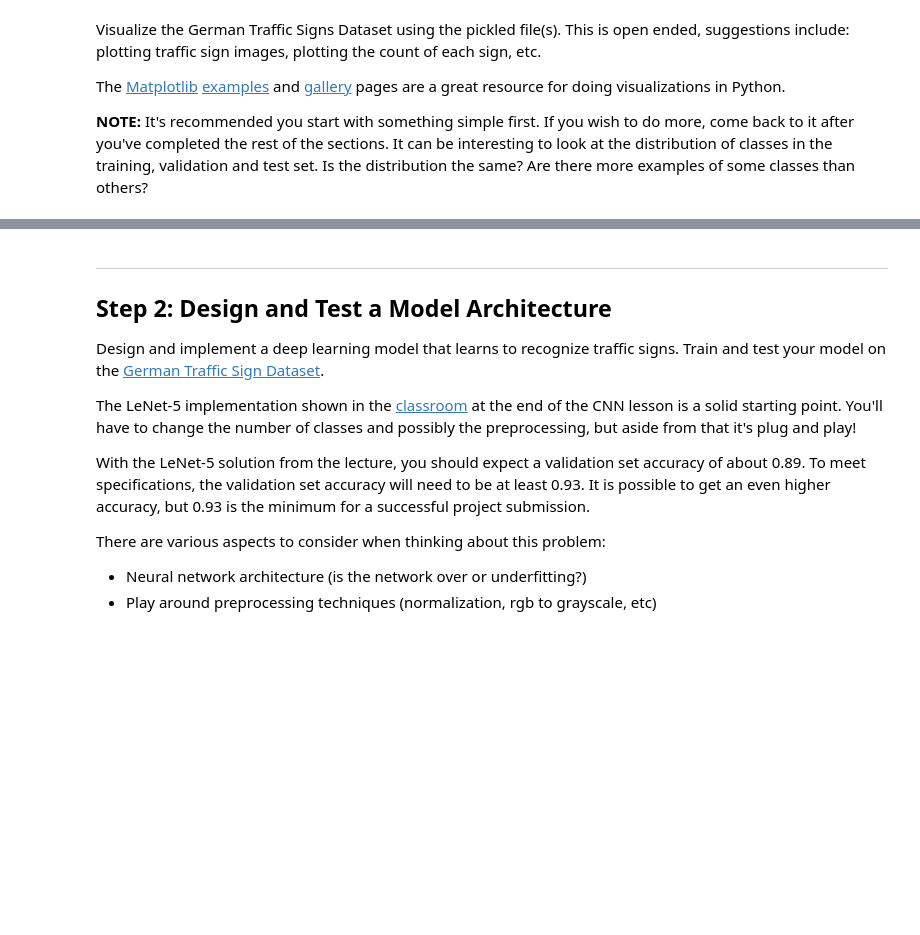
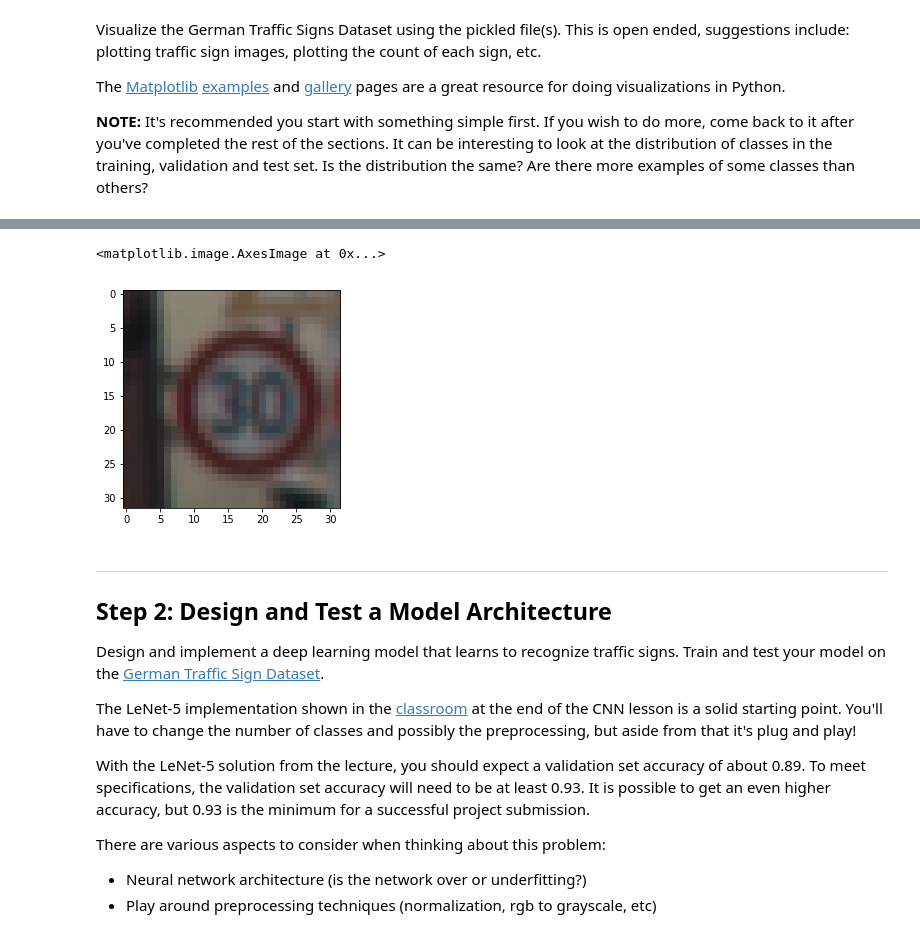
Before and after one commit to zypchenfeng/SDC_Term1-Traffic-Sign-Classifier-Project, a Jupyter notebook: Traffic_Sign_Classifier.ipynb, the cells around one changed output, grey strips where cells are left out. Drawn from its saved outputs; the diff is of its cells as text; code cells hidden in the pictures; blank space fills up the shorter version.

```diff
--- a/Traffic_Sign_Classifier.ipynb
+++ b/Traffic_Sign_Classifier.ipynb
@@ -132,3 +142,9 @@ plot_figures(figures, 4, 2, labels)
+# %%
+index = 2731
+plt.imshow(X_train[index].squeeze())
+# %% [output]
+<matplotlib.image.AxesImage at 0x...>
+[figure, added]
 # %% [markdown]
 ----
 
```
Also changed, not shown: parts of 22 cells of this notebook, 17 other files.
